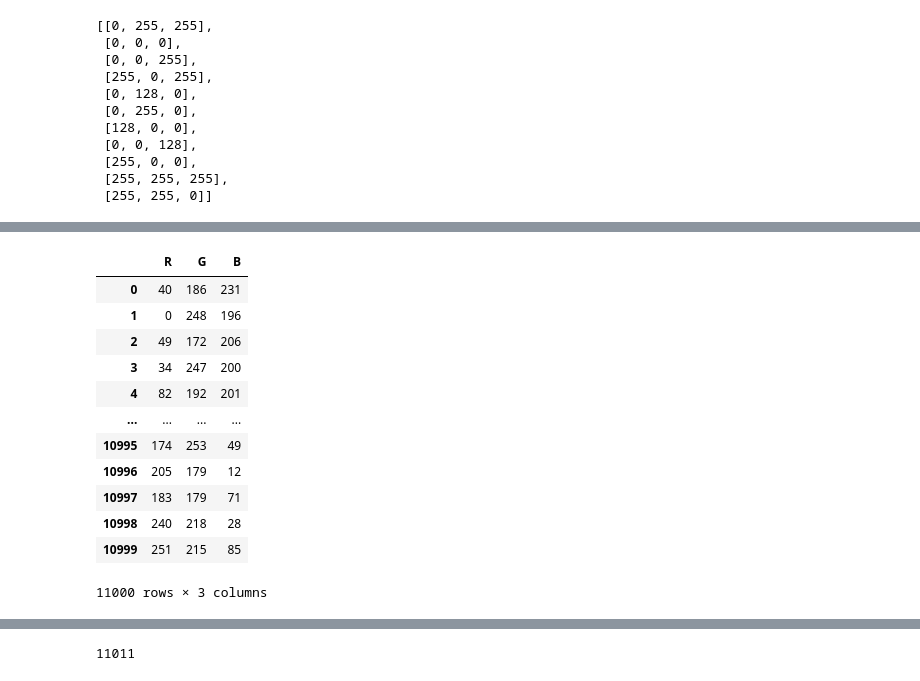
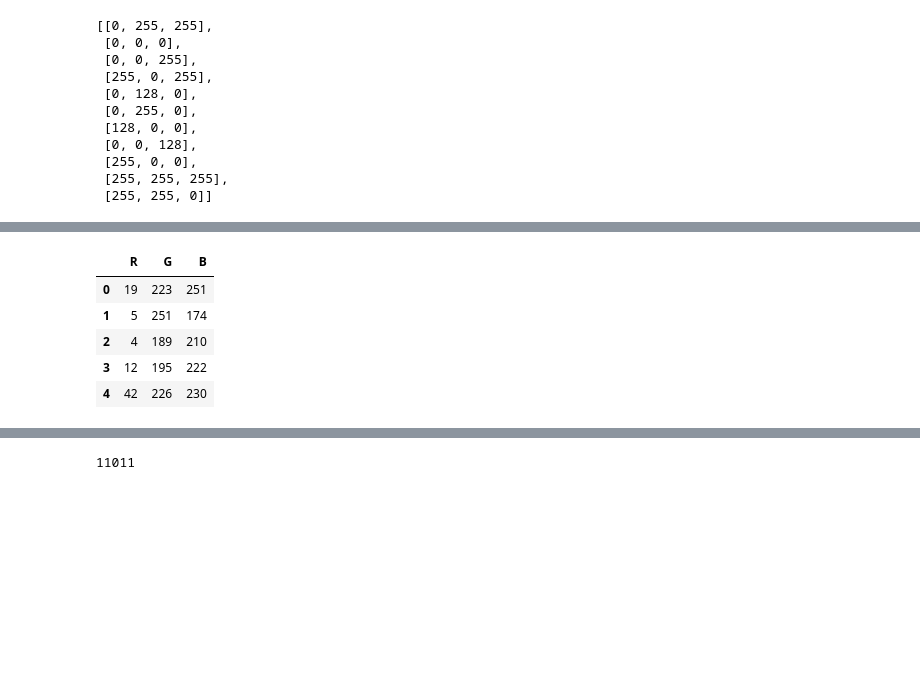
Before and after one commit to Jin-R/Object_color_identification, a Jupyter notebook: color_augmentation.ipynb, the cells around one changed output, grey strips where cells are left out. Saved outputs shown, nothing was run; the diff lists cells and outputs as text; code cells hidden in the pictures; blank space fills up the shorter version.

```diff
--- a/color_augmentation.ipynb
+++ b/color_augmentation.ipynb
@@ -144,19 +139,12 @@ aug
 # %%
 aug.columns = ['R', 'G', 'B']
-aug
+aug.head()
 # %% [output]
 |  | R | G | B |
-| 0 | 40 | 186 | 231 |
-| 1 | 0 | 248 | 196 |
-| 2 | 49 | 172 | 206 |
-| 3 | 34 | 247 | 200 |
-| 4 | 82 | 192 | 201 |
-| ... | ... | ... | ... |
-| 10995 | 174 | 253 | 49 |
-| 10996 | 205 | 179 | 12 |
-| 10997 | 183 | 179 | 71 |
-| 10998 | 240 | 218 | 28 |
-| 10999 | 251 | 215 | 85 |
+| 0 | 19 | 223 | 251 |
+| 1 | 5 | 251 | 174 |
+| 2 | 4 | 189 | 210 |
+| 3 | 12 | 195 | 222 |
+| 4 | 42 | 226 | 230 |
-11000 rows × 3 columns
 # %%
 aug = pd.concat([aug, rgb_data[['R', 'G', 'B']]], ignore_index=True)
```
Also changed, not shown: parts of 19 cells of this notebook.
